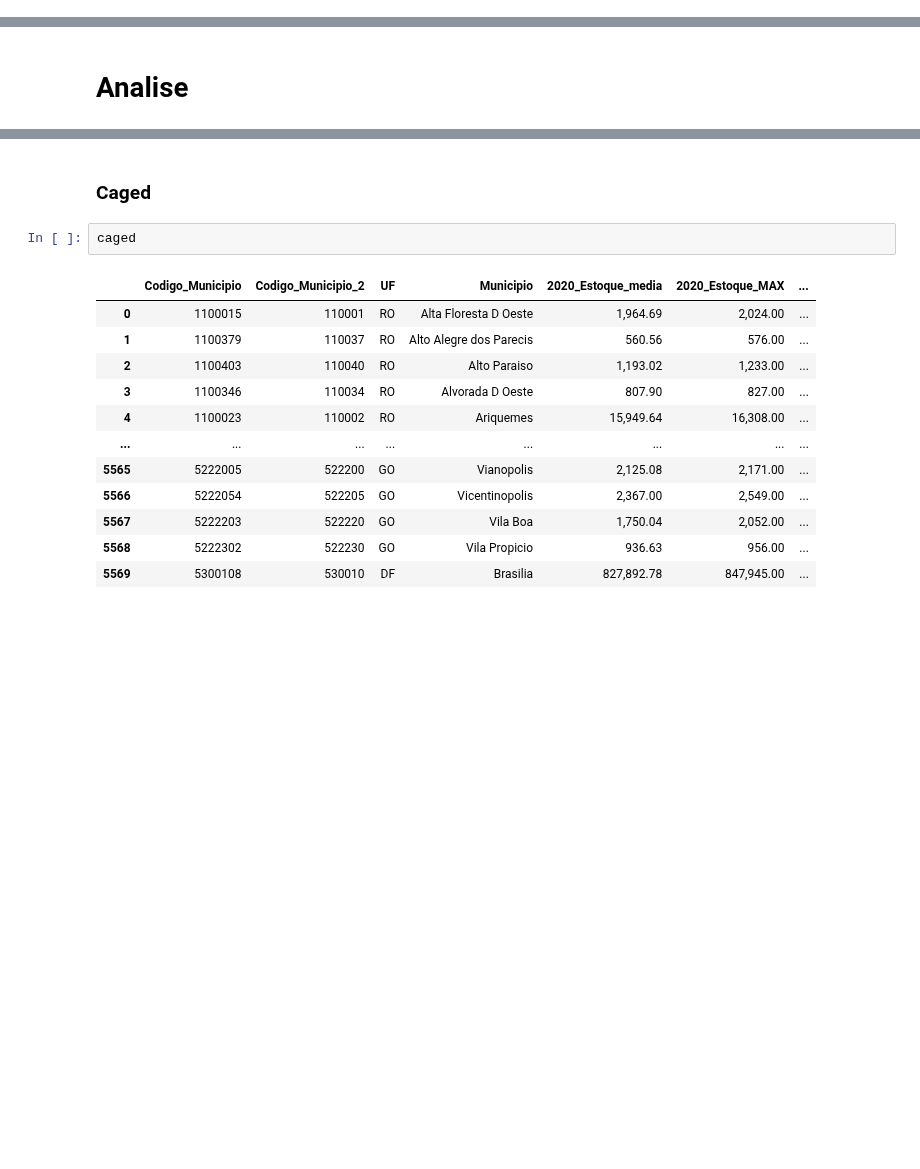
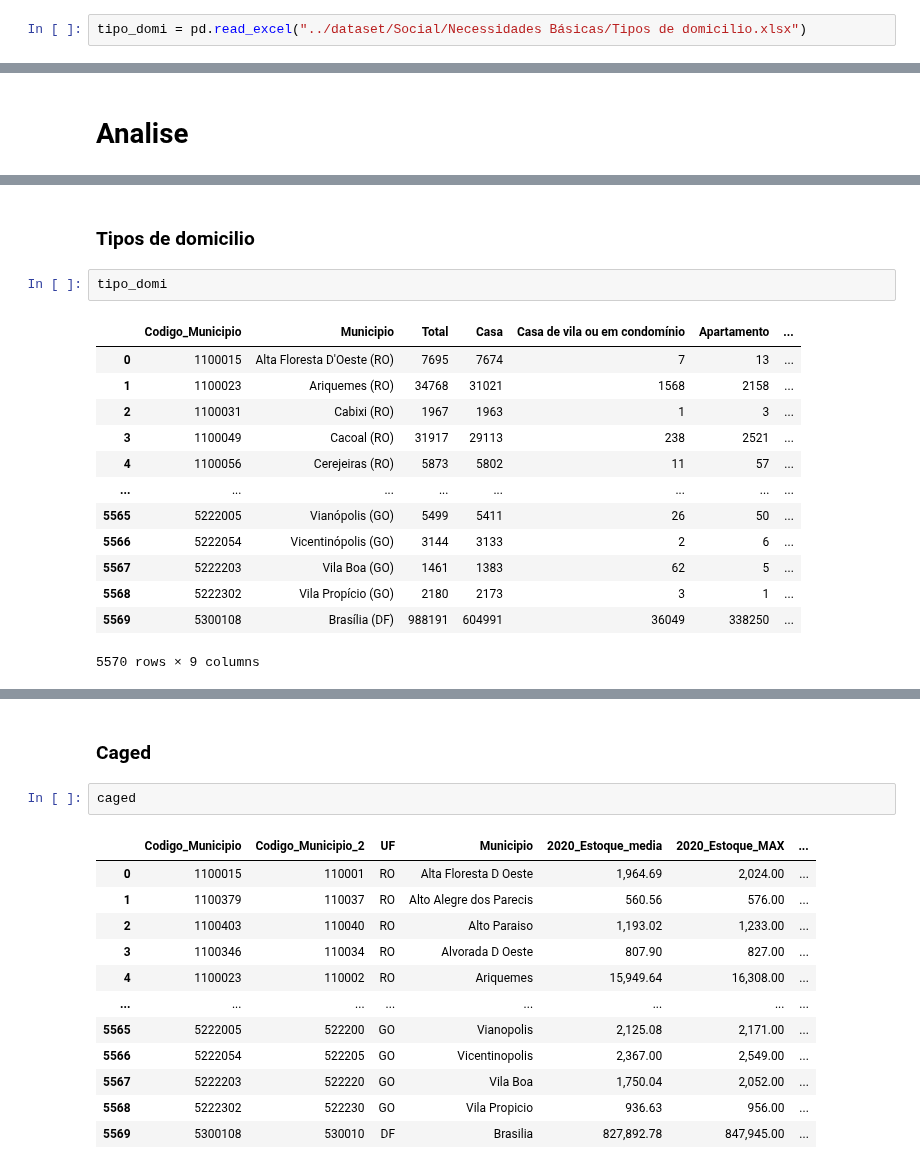
Before and after one commit to AHChaves/IC-InSAN, a Jupyter notebook: Integracao/integracao_2022.ipynb, the cells around one changed output, grey strips where cells are left out. Saved outputs shown, nothing was run; the diff lists cells and outputs as text; blank space fills up the shorter version.

```diff
--- a/Integracao/integracao_2022.ipynb
+++ b/Integracao/integracao_2022.ipynb
@@ -29,0 +32,2 @@ leitos_repouso_Urgencia_PED = pd.read_csv("../dataset/Condicao de Saude Tipico/I
+# %%
+tipo_domi = pd.read_excel("../dataset/Social/Necessidades Básicas/Tipos de domicilio.xlsx")
@@ -31,0 +74,18 @@ leitos_repouso_Urgencia_PED = pd.read_csv("../dataset/Condicao de Saude Tipico/I
+# %% [markdown]
+### Tipos de domicilio
+# %%
+tipo_domi
+# %% [output]
+|  | Codigo_Municipio | Municipio | Total | Casa | Casa de vila ou em condomínio | Apartamento | ... |
+| 0 | 1100015 | Alta Floresta D'Oeste (RO) | 7695 | 7674 | 7 | 13 | ... |
+| 1 | 1100023 | Ariquemes (RO) | 34768 | 31021 | 1568 | 2158 | ... |
+| 2 | 1100031 | Cabixi (RO) | 1967 | 1963 | 1 | 3 | ... |
+| 3 | 1100049 | Cacoal (RO) | 31917 | 29113 | 238 | 2521 | ... |
+| 4 | 1100056 | Cerejeiras (RO) | 5873 | 5802 | 11 | 57 | ... |
+| ... | ... | ... | ... | ... | ... | ... | ... |
+| 5565 | 5222005 | Vianópolis (GO) | 5499 | 5411 | 26 | 50 | ... |
+| 5566 | 5222054 | Vicentinópolis (GO) | 3144 | 3133 | 2 | 6 | ... |
+| 5567 | 5222203 | Vila Boa (GO) | 1461 | 1383 | 62 | 5 | ... |
+| 5568 | 5222302 | Vila Propício (GO) | 2180 | 2173 | 3 | 1 | ... |
+| 5569 | 5300108 | Brasília (DF) | 988191 | 604991 | 36049 | 338250 | ... |
+5570 rows × 9 columns
```
Also changed, not shown: parts of 25 cells of this notebook.
